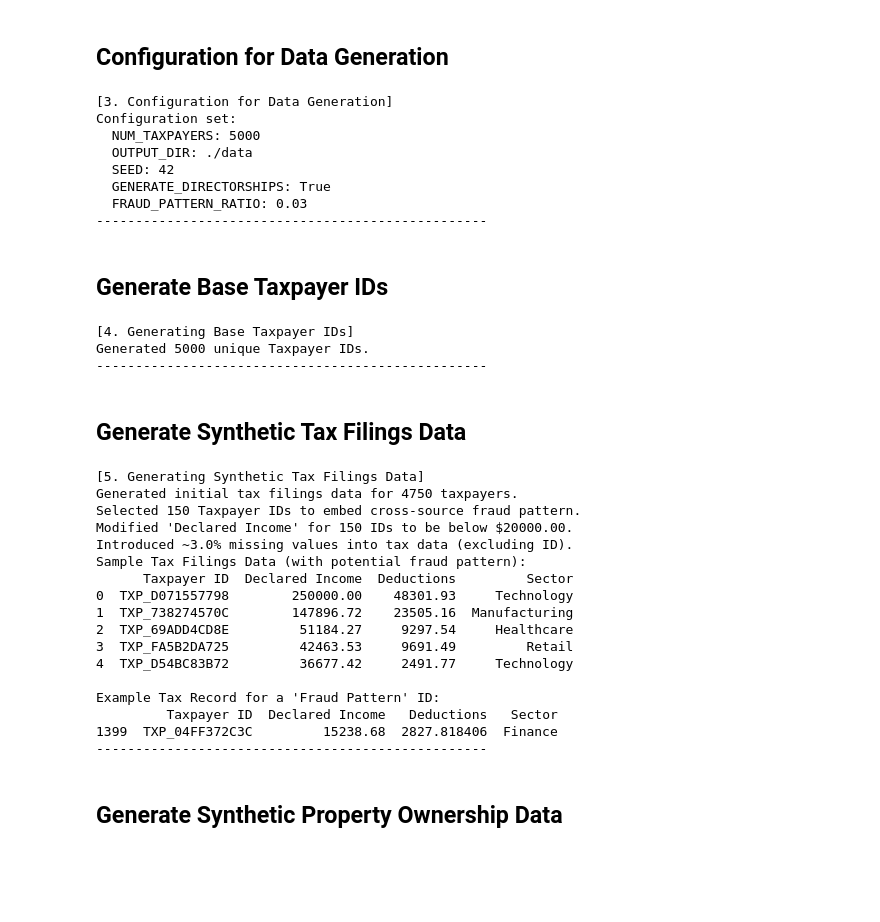
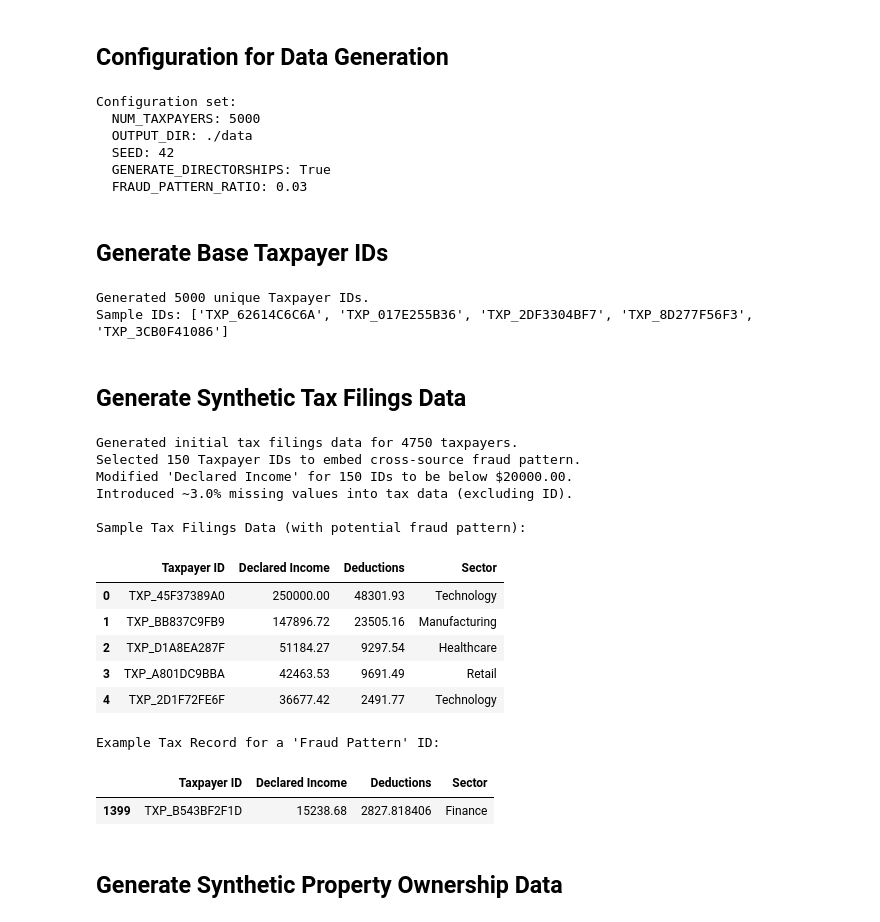
Before and after one commit to snowch/vast-docker-compose-examples, a Jupyter notebook: jupyter-pyspark/examples/vectorizing_tax_data/notebook_00.ipynb, the cells around one changed output. Drawn from its saved outputs; the diff is of its cells as text; code cells hidden in the pictures; blank space fills up the shorter version.

```diff
--- a/jupyter-pyspark/examples/vectorizing_tax_data/notebook_00.ipynb
+++ b/jupyter-pyspark/examples/vectorizing_tax_data/notebook_00.ipynb
@@ -87,8 +73,6 @@ Libraries imported successfully.
 # %% [markdown]
 ## Configuration for Data Generation
 # %%
-print("[3. Configuration for Data Generation]")
-
 # --- General Settings ---
 NUM_TAXPAYERS = 5000        # Total number of unique taxpayer profiles to simulate
 SEED = 42                   # For reproducible random results
@@ -147,34 +131,25 @@ print(f"  OUTPUT_DIR: {OUTPUT_DIR}")
 print(f"  SEED: {SEED}")
 print(f"  GENERATE_DIRECTORSHIPS: {GENERATE_DIRECTORSHIPS}")
 print(f"  FRAUD_PATTERN_RATIO: {FRAUD_PATTERN_RATIO}")
-print("-" * 50)
 # %% [output]
-[3. Configuration for Data Generation]
 Configuration set:
   NUM_TAXPAYERS: 5000
   OUTPUT_DIR: ./data
   SEED: 42
   GENERATE_DIRECTORSHIPS: True
   FRAUD_PATTERN_RATIO: 0.03
---------------------------------------------------
 # %% [markdown]
 ## Generate Base Taxpayer IDs
 # %%
-print("[4. Generating Base Taxpayer IDs]")
-
 taxpayer_ids = [f"TXP_{uuid.uuid4().hex[:10].upper()}" for _ in range(NUM_TAXPAYERS)]
 print(f"Generated {len(taxpayer_ids)} unique Taxpayer IDs.")
-# print("Sample IDs:", taxpayer_ids[:5])
-print("-" * 50)
+print("Sample IDs:", taxpayer_ids[:5])
 # %% [output]
-[4. Generating Base Taxpayer IDs]
 Generated 5000 unique Taxpayer IDs.
---------------------------------------------------
+Sample IDs: ['TXP_62614C6C6A', 'TXP_017E255B36', 'TXP_2DF3304BF7', 'TXP_8D277F56F3', 'TXP_3CB0F41086']
 # %% [markdown]
 ## Generate Synthetic Tax Filings Data
 # %%
-print("[5. Generating Synthetic Tax Filings Data]")
-
 # Select subset of taxpayers who file taxes
 num_filers = int(NUM_TAXPAYERS * TAX_FILING_RATE)
 filer_ids = np.random.choice(taxpayer_ids, size=num_filers, replace=False)
@@ -209,50 +184,48 @@ fraud_ids_for_pattern = np.random.choice(fraud_candidate_ids, size=min(num_fraud
 
 print(f"Selected {len(fraud_ids_for_pattern)} Taxpayer IDs to embed cross-source fraud pattern.")
 
 # Override income for these selected IDs
 fraud_low_incomes = np.random.uniform(MIN_INCOME / 2, FRAUD_LOW_INCOME_MAX, size=len(fraud_ids_for_pattern))
 tax_df.loc[tax_df['Taxpayer ID'].isin(fraud_ids_for_pattern), 'Declared Income'] = np.round(fraud_low_incomes, 2)
 # Optionally adjust deductions based on the new low income
 tax_df.loc[tax_df['Taxpayer ID'].isin(fraud_ids_for_pattern), 'Deductions'] = tax_df['Declared Income'] * np.random.normal(loc=DEDUCTION_RATE_MEAN, scale=DEDUCTION_RATE_STD*0.5) # Lower variation for fraud cases maybe?
 tax_df['Deductions'] = tax_df['Deductions'].clip(lower=0) # Ensure non-negative deductions
 
 print(f"Modified 'Declared Income' for {len(fraud_ids_for_pattern)} IDs to be below ${FRAUD_LOW_INCOME_MAX:.2f}.")
 
 # --- Add Missing Values ---
 numeric_cols_tax = ['Declared Income', 'Deductions']
 categorical_cols_tax = ['Sector']
 
 for col in numeric_cols_tax + categorical_cols_tax:
     mask = np.random.rand(len(tax_df)) < MISSING_VALUE_RATE_TAX
     tax_df.loc[mask, col] = np.nan
 
 print(f"Introduced ~{MISSING_VALUE_RATE_TAX*100:.1f}% missing values into tax data (excluding ID).")
 
-print("Sample Tax Filings Data (with potential fraud pattern):")
-print(tax_df.head())
+print("\nSample Tax Filings Data (with potential fraud pattern):\n")
+display(tax_df.head())
+
 # Check one fraud ID
 if len(fraud_ids_for_pattern) > 0:
-  print("\nExample Tax Record for a 'Fraud Pattern' ID:")
-  print(tax_df[tax_df['Taxpayer ID'] == fraud_ids_for_pattern[0]])
-print("-" * 50)
+  print("\nExample Tax Record for a 'Fraud Pattern' ID:\n")
+  display(tax_df[tax_df['Taxpayer ID'] == fraud_ids_for_pattern[0]])
 # %% [output]
-[5. Generating Synthetic Tax Filings Data]
 Generated initial tax filings data for 4750 taxpayers.
 Selected 150 Taxpayer IDs to embed cross-source fraud pattern.
 Modified 'Declared Income' for 150 IDs to be below $20000.00.
 Introduced ~3.0% missing values into tax data (excluding ID).
+
 Sample Tax Filings Data (with potential fraud pattern):
-      Taxpayer ID  Declared Income  Deductions         Sector
-0  TXP_D071557798        250000.00    48301.93     Technology
-1  TXP_738274570C        147896.72    23505.16  Manufacturing
-2  TXP_69ADD4CD8E         51184.27     9297.54     Healthcare
-3  TXP_FA5B2DA725         42463.53     9691.49         Retail
-4  TXP_D54BC83B72         36677.42     2491.77     Technology
-
-Example Tax Record for a 'Fraud Pattern' ID:
-         Taxpayer ID  Declared Income   Deductions   Sector
-1399  TXP_04FF372C3C         15238.68  2827.818406  Finance
---------------------------------------------------
+|  | Taxpayer ID | Declared Income | Deductions | Sector |
+| 0 | TXP_45F37389A0 | 250000.00 | 48301.93 | Technology |
+| 1 | TXP_BB837C9FB9 | 147896.72 | 23505.16 | Manufacturing |
+| 2 | TXP_D1A8EA287F | 51184.27 | 9297.54 | Healthcare |
+| 3 | TXP_A801DC9BBA | 42463.53 | 9691.49 | Retail |
+| 4 | TXP_2D1F72FE6F | 36677.42 | 2491.77 | Technology |
+Example Tax Record for a 'Fraud Pattern' ID:
+|  | Taxpayer ID | Declared Income | Deductions | Sector |
+| 1399 | TXP_B543BF2F1D | 15238.68 | 2827.818406 | Finance |
 # %% [markdown]
 ## Generate Synthetic Property Ownership Data
 # %%
```
Also changed, not shown: parts of 14 cells of this notebook, 4 other files.
